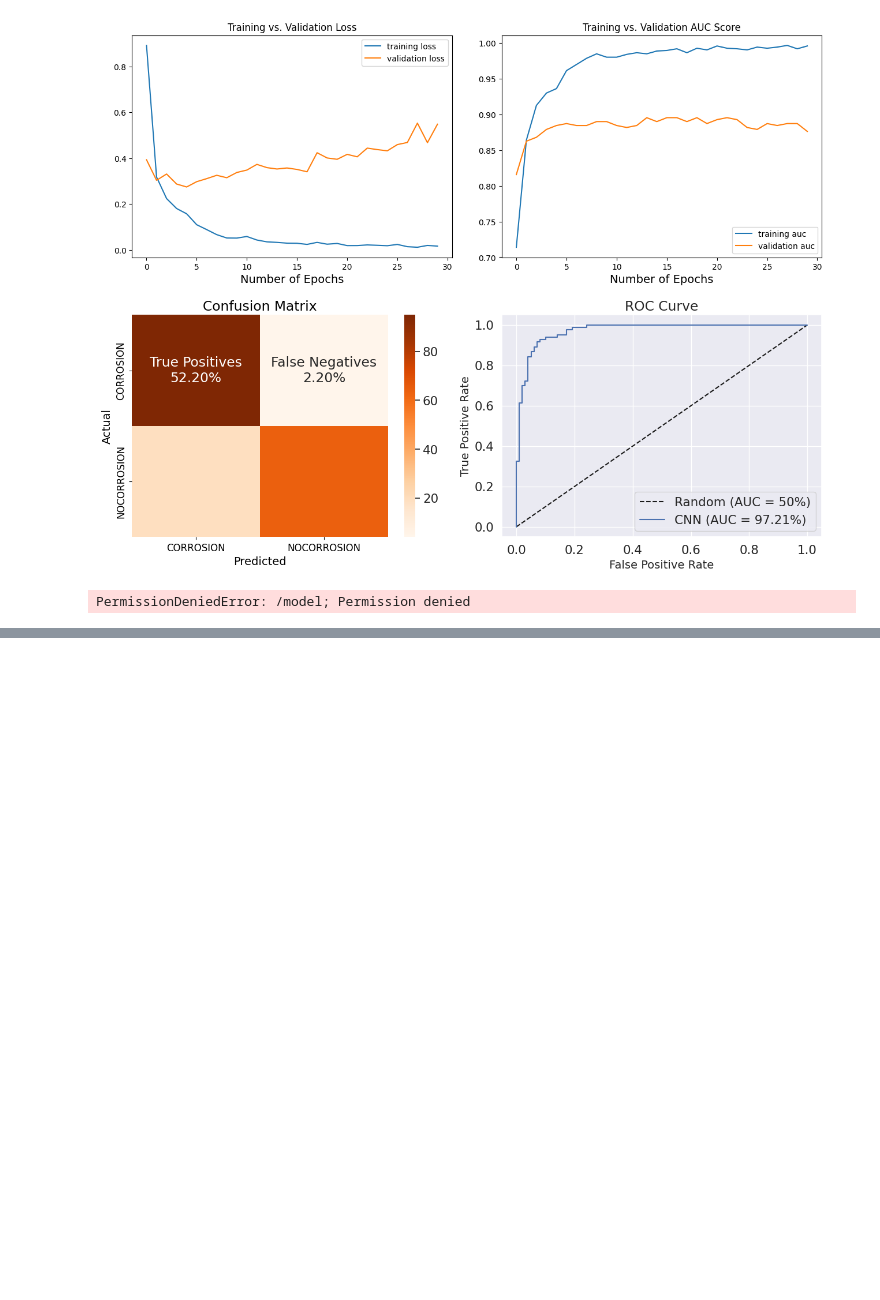
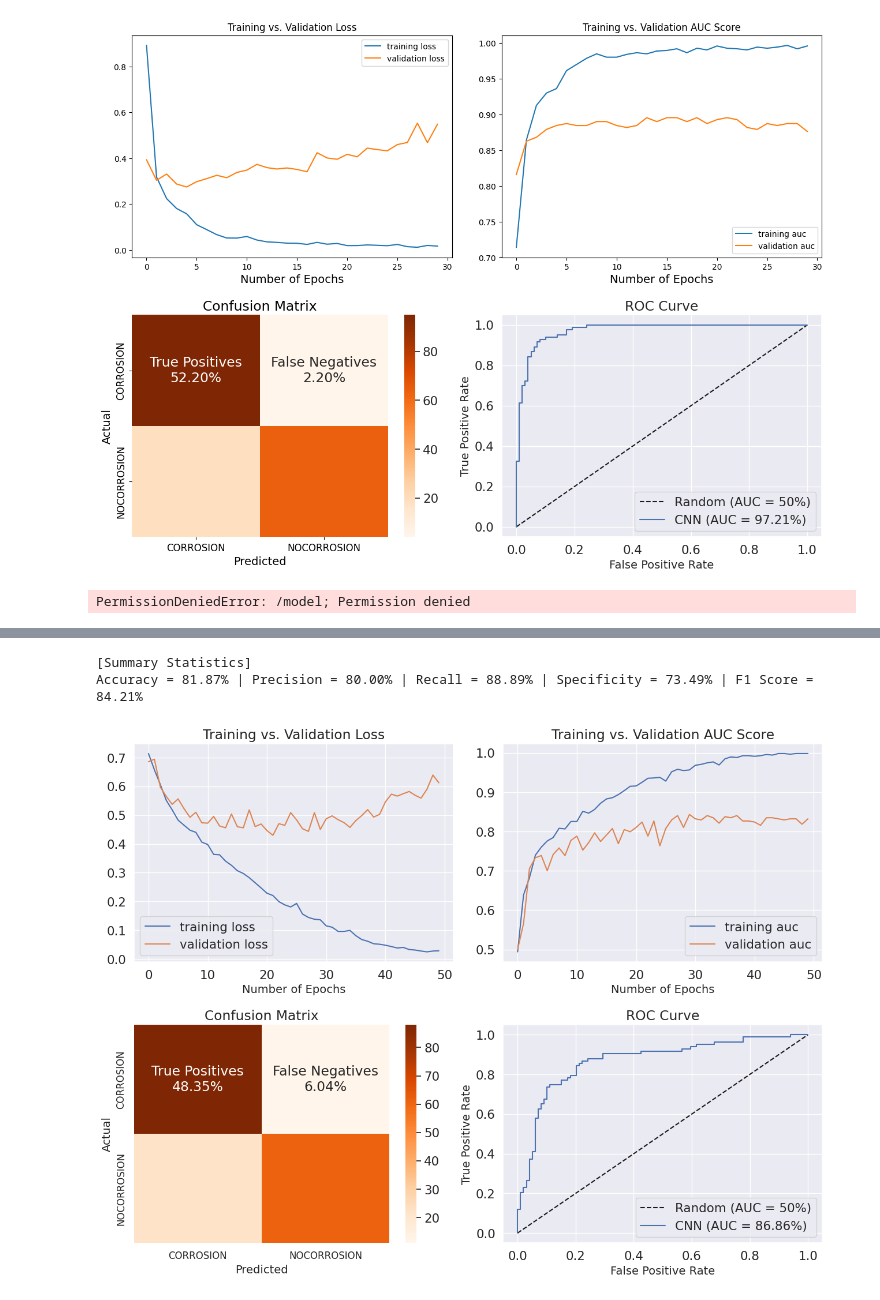
Before and after one commit to mizanulridhoaohana/TUBES-JST, a Jupyter notebook: CNN.ipynb, the cells around one changed output, grey strips where cells are left out. Drawn from its saved outputs; the diff is of its cells as text; code cells hidden in the pictures; blank space fills up the shorter version.

```diff
--- a/CNN.ipynb
+++ b/CNN.ipynb
@@ -722,0 +821,24 @@ PermissionDeniedError: /model; Permission denied
+# %%
+# CNN model
+model = keras.Sequential([
+            keras.layers.Conv2D(32, (3, 3), padding='same', activation='relu', input_shape=(256, 256, 3)),
+            keras.layers.MaxPooling2D((2, 2)),
+
+            keras.layers.Conv2D(64, (3, 3), padding='same', activation='relu'),
+            keras.layers.MaxPooling2D((2, 2)),
+
+            keras.layers.Conv2D(128, (3, 3), padding='same', activation='relu'),
+            keras.layers.MaxPooling2D((2, 2)),
+
+            keras.layers.Flatten(),
+
+            keras.layers.Dense(128, activation='relu'),
+            keras.layers.Dense(1, activation='sigmoid')
+        ])
+
+# Compile the model
+model.compile(optimizer=tf.keras.optimizers.Adam(learning_rate = 1e-4),
+              loss='binary_crossentropy',
+              metrics=['accuracy'])
+
+model.summary()
@@ -722,0 +863,9 @@ PermissionDeniedError: /model; Permission denied
+# %%
+# Train the model
+
+cnn_model = model.fit_generator(train_generator,
+                              epochs = 50,
+                              steps_per_epoch = len(train_generator),
+                              validation_data = val_generator,
+                              validation_steps = len(val_generator),
+                              verbose = 1)
@@ -722,0 +890,6 @@ PermissionDeniedError: /model; Permission denied
+# %%
+create_charts(model,cnn_model)
+# %% [output]
+[Summary Statistics]
+Accuracy = 81.87% | Precision = 80.00% | Recall = 88.89% | Specificity = 73.49% | F1 Score = 84.21%
+[figure, added]
```
Also changed, not shown: parts of 12 cells of this notebook, 1 other file.
